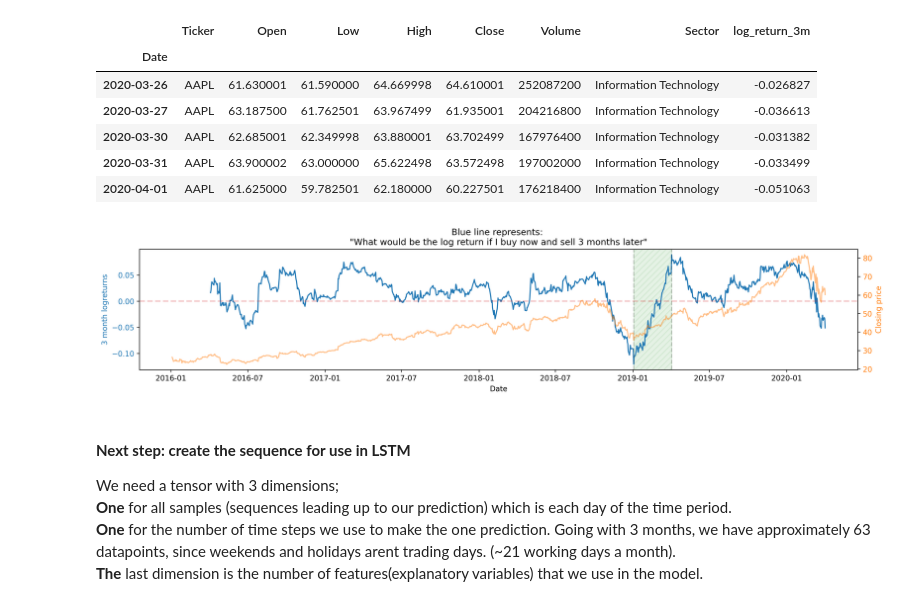
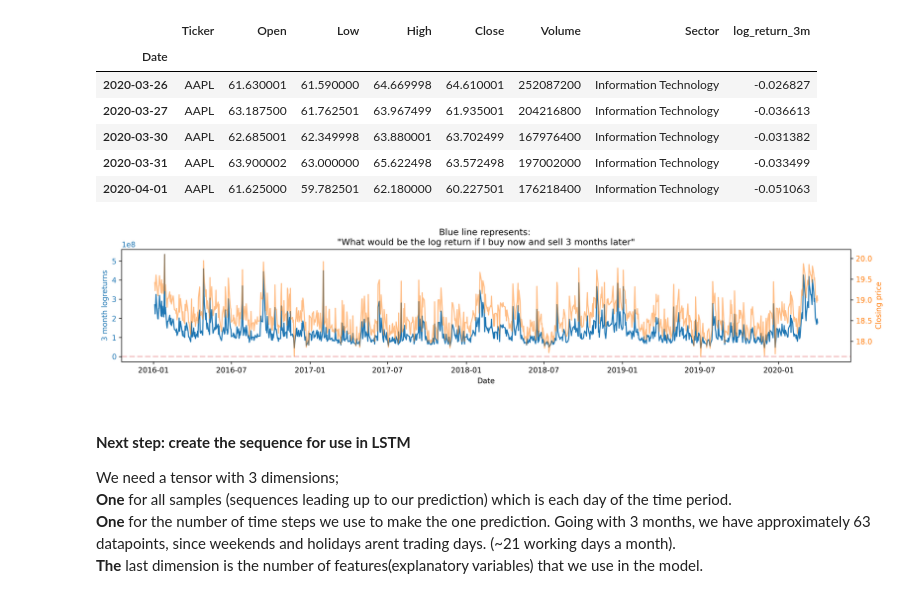
Before and after one commit to nico965j/financial-forecasting-bachelor, a Jupyter notebook: exploration_dataset_processing.ipynb, the cells around one changed output. Saved outputs shown, nothing was run; the diff lists cells and outputs as text; code cells hidden in the pictures.

```diff
--- a/exploration_dataset_processing.ipynb
+++ b/exploration_dataset_processing.ipynb
@@ -30,9 +53,12 @@ period_length = period.__len__()
 # the log returns is susceptible to values of 1 since it results in a log of 0, meaning infinity returns...
 # we create a small work around
 
-def ThreeMonthReturn(closing_price, lags=63, log=False):
-    offset = 0.0001
-    return closing_price.pct_change(lags) if log == False else closing_price.apply(lambda x: np.log(x + offset)).pct_change(lags)
+# def ThreeMonthReturn(closing_price, lags=63, log=False):
+#     offset = 0.0001
+#     return closing_price.pct_change(lags) if log == False else closing_price.apply(lambda x: np.log(x + offset)).pct_change(lags)
+
+def n_lag_return(price, lags=63):
+    return price - price.shift(-lags)
 # %% [markdown]
 ## **The nature of the data**
 Here we will ponder how to process the data and how it should be treated to avoid accidentally *feeding* knowlege of the future into each prediction. We also need to come up with the aligning of data. Our goal is basically to predict the statement _"if I buy now, then sell 3 months later, what would be my returns"_. That means, the return data for the return in 3 months has to be aligned to the day we ask the question a.k.a timestep <span style="color:#ff8b4d">_t_</span>.
@@ -135,15 +161,16 @@ def ReturnsPlot(return_data, title, y_labels=[], second_data=None, fig_kwargs={}
     plt.title(title)
     plt.show()
 # %%
-ReturnsPlot(aapl_stock_data['log_return_3m'],
+
+ReturnsPlot(aapl_stock_data['Volume'],
             'Blue line represents: \n"What would be the log return if I buy now and sell 3 months later"',
             y_labels=['3 month logreturns', 'Closing price'],
-            second_data=aapl_stock_data['Close'],
+            second_data=np.log(aapl_stock_data['Volume']),
             fig_kwargs={'figsize': (15, 3), 'dpi': 300},
             grid=False,
-            max_return=True,)
+            max_return=False,)
 # %% [output]
-[figure, old version]
+[figure, new version]
 # %% [markdown]
 #### **Next step: create the sequence for use in LSTM**
 We need a tensor with 3 dimensions; \
```
Also changed, not shown: parts of 2 cells of this notebook, 6 other files.
